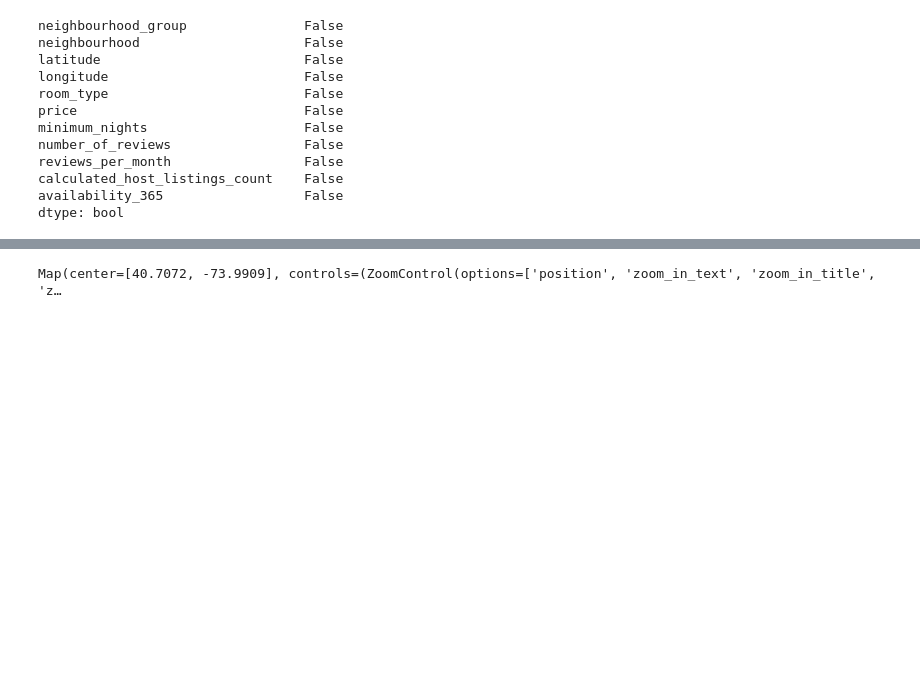
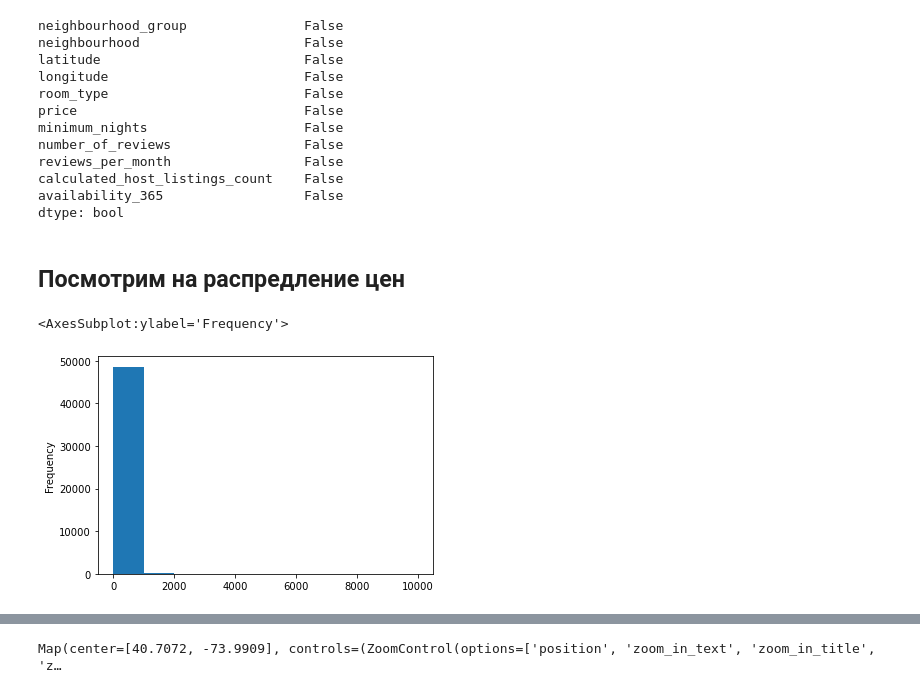
Before and after one commit to TefloniusMonk/intro, a Jupyter notebook: notebooks/air_bnb.ipynb, the cells around one changed output, grey strips where cells are left out. Cells and saved outputs as stored; diff of their text form; code cells hidden in the pictures; blank space fills up the shorter version.

```diff
--- a/notebooks/air_bnb.ipynb
+++ b/notebooks/air_bnb.ipynb
@@ -82,3 +86,10 @@ reviews_per_month                 False
 calculated_host_listings_count    False
 availability_365                  False
 dtype: bool
+# %% [markdown]
+## Посмотрим на распредление цен
+# %%
+dataset['price'].plot.hist()
+# %% [output]
+<AxesSubplot:ylabel='Frequency'>
+[figure, added]
```
Also changed, not shown: parts of 32 cells of this notebook.
